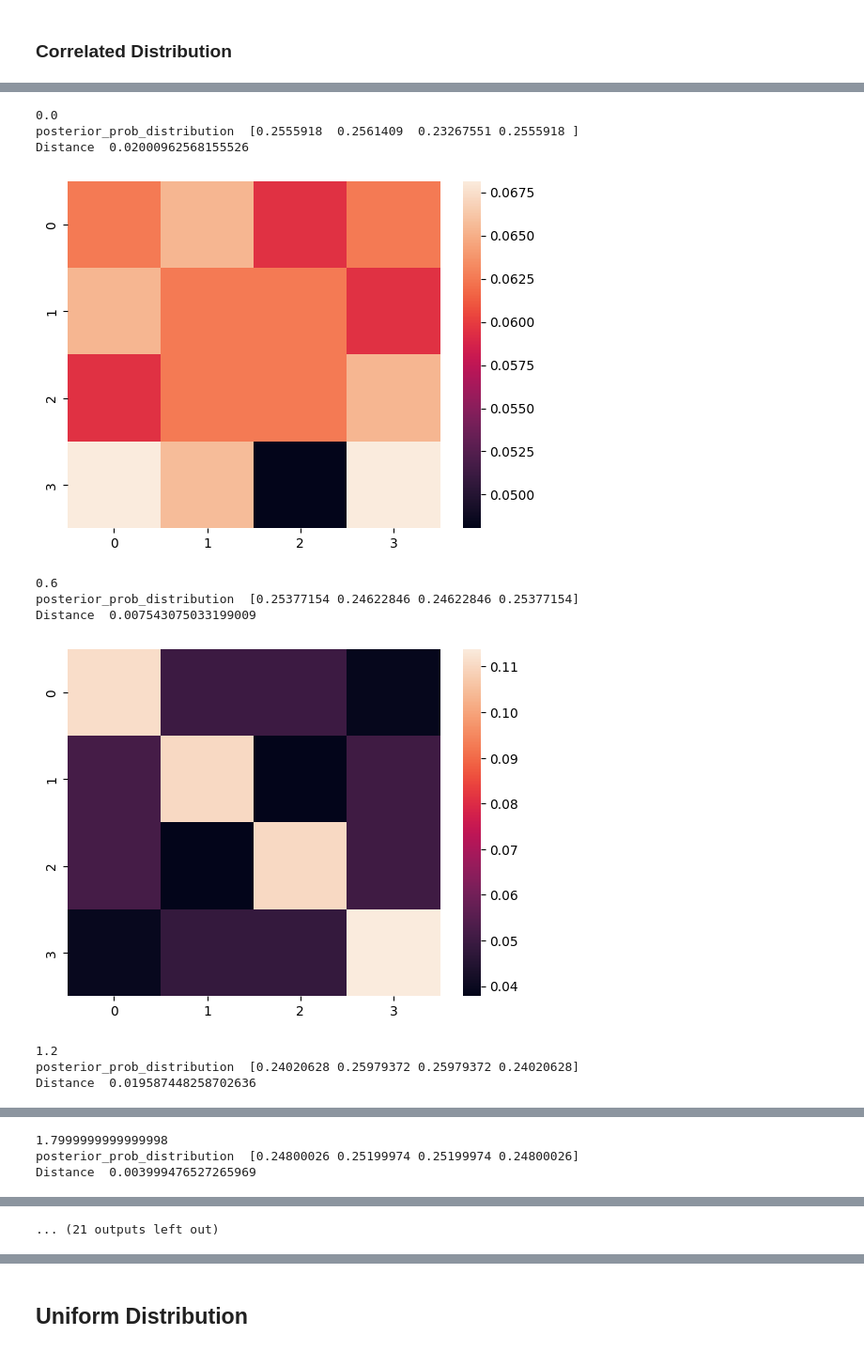
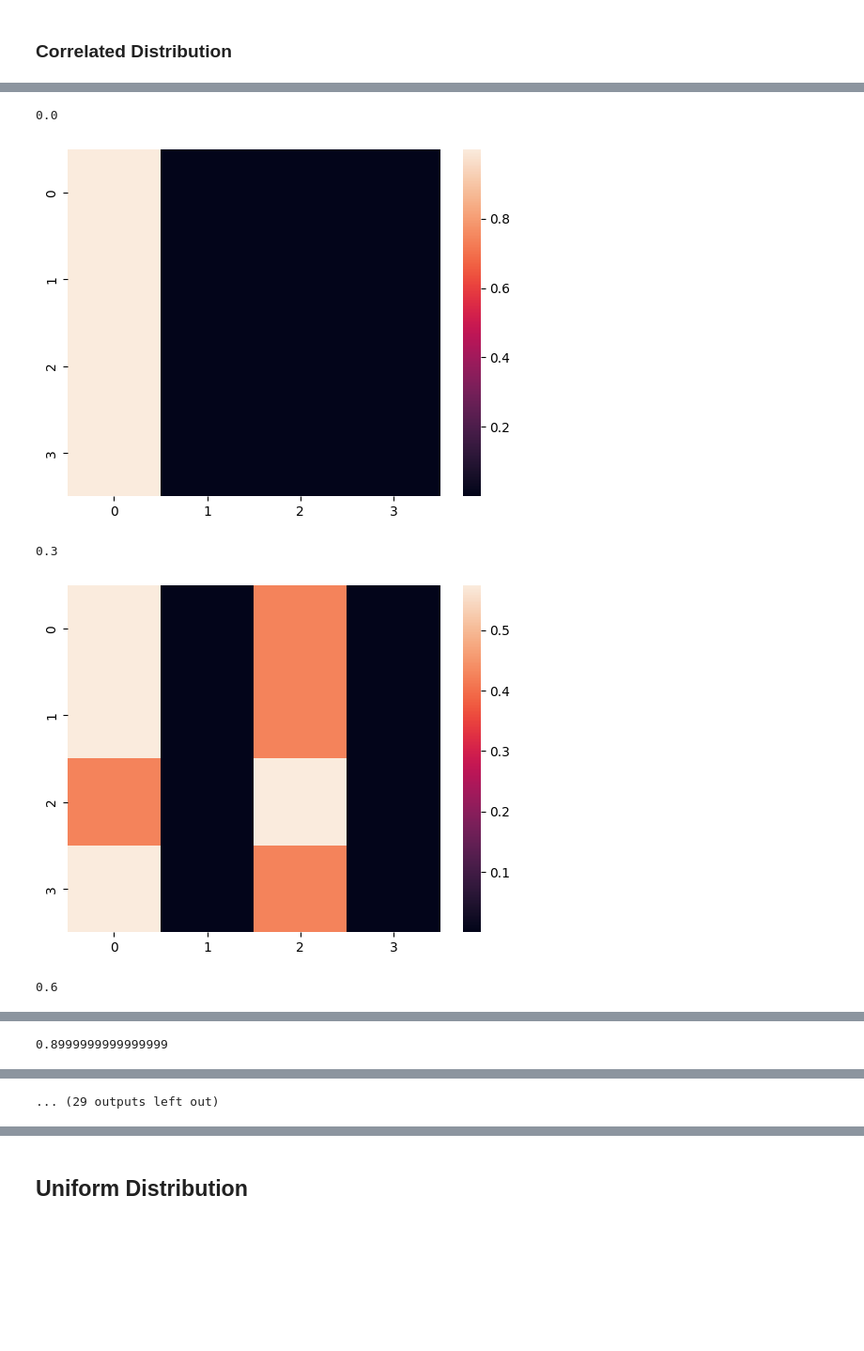
Before and after one commit to SandaruJayawardana/minimal-data-ldp, a Jupyter notebook: benchmark copy.ipynb, the cells around one changed output, grey strips where cells are left out. Shown at 94% size. Drawn from its saved outputs; the diff is of its cells as text; code cells hidden in the pictures; blank space fills up the shorter version.

```diff
--- a/benchmark copy.ipynb
+++ b/benchmark copy.ipynb
@@ -59,7 +62,7 @@ alphabet_dict = {}
 for i in range(len(ALL_ALPHABET)):
     alphabet_dict[str(ALL_ALPHABET[i])] = i
 print(alphabet_dict)
-normalize_error_matrix = Normalize_error_matrix(attribute_list=ATTRIBUTE_LIST, alphabet=ALL_ALPHABET, priority_dict=priority_dict, alphabet_dict=alphabet_dict)
+normalize_error_matrix = Normalize_error_matrix(attribute_list=ATTRIBUTE_LIST, alphabet=ALL_ALPHABET, priority_dict=priority_dict, alphabet_dict=alphabet_dict, err_type="0_1")
 err_matrix = normalize_error_matrix.normalized_error_matrix
 sns.heatmap(err_matrix)
 plt.show()
@@ -82,7 +85,8 @@ def conditional_mutual_info(a, b, c):
     return conditionalmutualinformationempirical(a, b, c)
 
 def total_info_leakage(A, A_prime, B_prime):
-    return  mutual_info_pair(A, A_prime) + conditional_mutual_info(A, B_prime, A_prime)
+    return conditional_mutual_info(A, B_prime, A_prime) # mutual_info_pair(A, A_prime) + conditional_mutual_info(A, B_prime, A_prime)
+    # return  mutual_info_pair(A, B_prime) - conditional_mutual_info(A, B_prime, A_prime)
 # %%
 def mutual_information(a, b):
     processed_a = []
@@ -117,9 +121,12 @@ def mutual_information(a, b):
     # for i in range(np.shape(processed_b)[1]):
     #     mi.append(mutual_info_pair(processed_a[:,i], processed_b[:,i]))
     # mi.append(mutual_info_pair(processed_a[:,0], processed_a[:,1]))
-    mi.append(mutual_info_pair(processed_b[:,1], processed_b[:,0]))
+    # mi.append(mutual_info_pair(processed_b[:,1], processed_b[:,0]))
     # mi.append(mutual_info_pair(processed_a[:,0], processed_b[:,0]))
     # mi.append(mutual_info_pair(processed_a[:,1], processed_b[:,1]))
+    # mi.append(conditionalentropyempirical(processed_a[:,0], processed_a[:,1]))
+    # mi.append(conditionalentropyempirical(processed_b[:,0], processed_b[:,1]))
+    # mi.append(conditionalentropyempirical(processed_b[:,1], processed_b[:,0]))
     mi.append(total_info_leakage(processed_a[:,0], processed_b[:,0], processed_b[:,1]))
     mi.append(total_info_leakage(processed_a[:,1], processed_b[:,1], processed_b[:,0]))
     # mi.append(total_info_leakage(processed_a[:,0], processed_b[:,1], processed_b[:,0]))
@@ -127,6 +134,6 @@ def mutual_information(a, b):
 # %% [markdown]
 ## Benchmark Optimal Mechanism
 # %%
-EPS_ARRAY = np.arange(16)*0.6
+EPS_ARRAY = np.arange(20)*0.3
 # %% [markdown]
 ### Correlated Distribution
@@ -138,11 +273,15 @@ exponential_mechanism_with_prior = Exponential_mechanism(prior_dist=random_dist,
 random_response_mechanism = Randomized_Response(STATE_COUNT=TOTAL_STATES, INPUT_ALPHABET=STRING_ALL_ALPHABET, normalized_objective_err_matrix=err_matrix)
 
 optimal_random_response_mechanism = Optimized_Randomized_Response(prior_dist = random_dist, STATE_COUNT = TOTAL_STATES, INPUT_ALPHABET = STRING_ALL_ALPHABET, normalized_objective_err_matrix = err_matrix,
-                 TOLERANCE_MARGIN = 0.01, APPROXIMATION = "LINEAR", solver = "MOSEK", is_kl_div = False, ALPHA=0.0001)
+                 TOLERANCE_MARGIN = 0.01, APPROXIMATION = "LINEAR", solver = "SCS", is_kl_div = True, ALPHA=0.0001)
+
+optimal_random_response_mechanism_no_kl = Optimized_Randomized_Response(prior_dist = random_dist, STATE_COUNT = TOTAL_STATES, INPUT_ALPHABET = STRING_ALL_ALPHABET, normalized_objective_err_matrix = err_matrix,
+                 TOLERANCE_MARGIN = 0.01, APPROXIMATION = "LINEAR", solver = "SCS", is_kl_div = False, ALPHA=0.01)
+
 
 # mechanisms_dict = {"Exp. mechanism without prior": exponential_mechanism_without_prior, "Exp. mechanism with prior": exponential_mechanism_with_prior, "k-RR": random_response_mechanism, "Optimal k-RR": optimal_random_response_mechanism}
-mechanisms_dict = {"k-RR": random_response_mechanism, "Optimal k-RR": optimal_random_response_mechanism}
-
+# mechanisms_dict = {"k-RR": random_response_mechanism, "Optimal k-RR": optimal_random_response_mechanism, "Optimal k-RR without kl": optimal_random_response_mechanism_no_kl}
+mechanisms_dict = {"Optimal k-RR": optimal_random_response_mechanism_no_kl} #, "k-RR": random_response_mechanism}
 error_dict = {}
 mi_dict = {}
 total_mi_dict = {}
@@ -159,54 +298,52 @@ for eps in EPS_ARRAY:
         for entry in correlated_synthetic_dataset:
             # entry = entry_np_value[0]
             __perturbed_value_list.append(mechanisms_dict[mechanism].gen_random_output(actual_value=entry, eps=eps)[0])
 
             # print(entry,__perturbed_value_list[-1])
             __error = normalize_error_matrix.get_value_error(actual=entry, perturbed=__perturbed_value_list[-1])
             __tot_error += __error
         error_dict[mechanism].append(__tot_error/len(uniform_synthetic_dataset))
         # mi_dict[mechanism].append(mutual_info_pair(correlated_synthetic_dataset, __perturbed_value_list))
         # total_mi_dict[mechanism].append(total_info_leakage(correlated_synthetic_dataset, __perturbed_value_list, ))
         mi_dict[mechanism].append(mutual_information(correlated_synthetic_dataset, __perturbed_value_list))
 
         if mechanism == "Optimal k-RR":
             optimal_mechanism = mechanisms_dict[mechanism].get_mechanism(eps=eps)
 
-            posterior_prob_distribution = np.zeros(TOTAL_STATES)
-            posterior_joint_prob = np.zeros((TOTAL_STATES, TOTAL_STATES))
-            for i in range(TOTAL_STATES):
-                posterior_joint_prob[:,i] = np.reshape(optimal_mechanism[:,i] * np.array(random_dist), (4,))
-                posterior_prob_distribution[i] = np.sum(optimal_mechanism[:,i] * np.array(random_dist))
-            print("posterior_prob_distribution ", posterior_prob_distribution)
-            print("Distance ", np.linalg.norm((random_dist-posterior_prob_distribution), 2))
-            sns.heatmap(posterior_joint_prob)
+        #     posterior_prob_distribution = np.zeros(TOTAL_STATES)
+        #     posterior_joint_prob = np.zeros((TOTAL_STATES, TOTAL_STATES))
+        #     for i in range(TOTAL_STATES):
+        #         posterior_joint_prob[:,i] = np.reshape(optimal_mechanism[:,i] * np.array(random_dist), (4,))
+        #         posterior_prob_distribution[i] = np.sum(optimal_mechanism[:,i] * np.array(random_dist))
+            # print("posterior_prob_distribution ", posterior_prob_distribution)
+            # print("Distance ", np.linalg.norm((random_dist-posterior_prob_distribution), 2))
+            sns.heatmap(optimal_mechanism)
             plt.show()
-lagends = []
+lagends1 = []
+lagends2 = []
+fig, ax1 = plt.subplots()
+ax2 = ax1.twinx()
 for mechanism in list(mechanisms_dict.keys()):
-    lagends.append(mechanism + " utility_error")
-    plt.plot(EPS_ARRAY, error_dict[mechanism])
+    lagends1.append(mechanism + " utility_error")
+    ax1.plot(EPS_ARRAY, error_dict[mechanism])
     # lagends.append(mechanism + " info_leakage")
     # plt.plot(EPS_ARRAY, mi_dict[mechanism])
     # lagends.append(mechanism + " total_info_leakage")
     # plt.plot(EPS_ARRAY, total_mi_dict[mechanism])
     for mi_ in range(len(mi_dict[mechanism][0])):
-        plt.plot(EPS_ARRAY, np.array(mi_dict[mechanism])[:,mi_])
-        lagends.append(f"{mechanism}")
+        ax2.plot(EPS_ARRAY, np.array(mi_dict[mechanism])[:,mi_])
+        lagends2.append(f"{mechanism}")
         # legend.append(f"MI for Optimal, attr:{grouped_attributes_list[i][mi_]}")
 
-plt.legend(lagends)
+ax1.legend(lagends1)
+ax2.legend(lagends2)
 plt.xlabel("Privacy Budget (Epsilon)")
 plt.ylabel("Error (Normalized)")
 # plt.title(f"{error_cal_type} error between original value and perturbed value for {Attr_list}")
 plt.show()
 # %% [output]
 0.0
-posterior_prob_distribution  [0.2555918  0.2561409  0.23267551 0.2555918 ]
-Distance  0.02000962568155526
-[figure, old version]
+[figure, new version]
-0.6
-posterior_prob_distribution  [0.25377154 0.24622846 0.24622846 0.25377154]
-Distance  0.007543075033199009
+0.3
-[figure, old version]
+[figure, new version]
-1.2
-posterior_prob_distribution  [0.24020628 0.25979372 0.25979372 0.24020628]
-Distance  0.019587448258702636
+0.6
@@ -214,3 +351 @@ Distance  0.019587448258702636
-1.7999999999999998
-posterior_prob_distribution  [0.24800026 0.25199974 0.25199974 0.24800026]
-Distance  0.003999476527265969
+0.8999999999999999
@@ -226 +357 @@ Distance  0.024737286010788714
-... (21 outputs left out)
+... (29 outputs left out)
```
Also changed, not shown: parts of 10 cells of this notebook, 1 other file.
